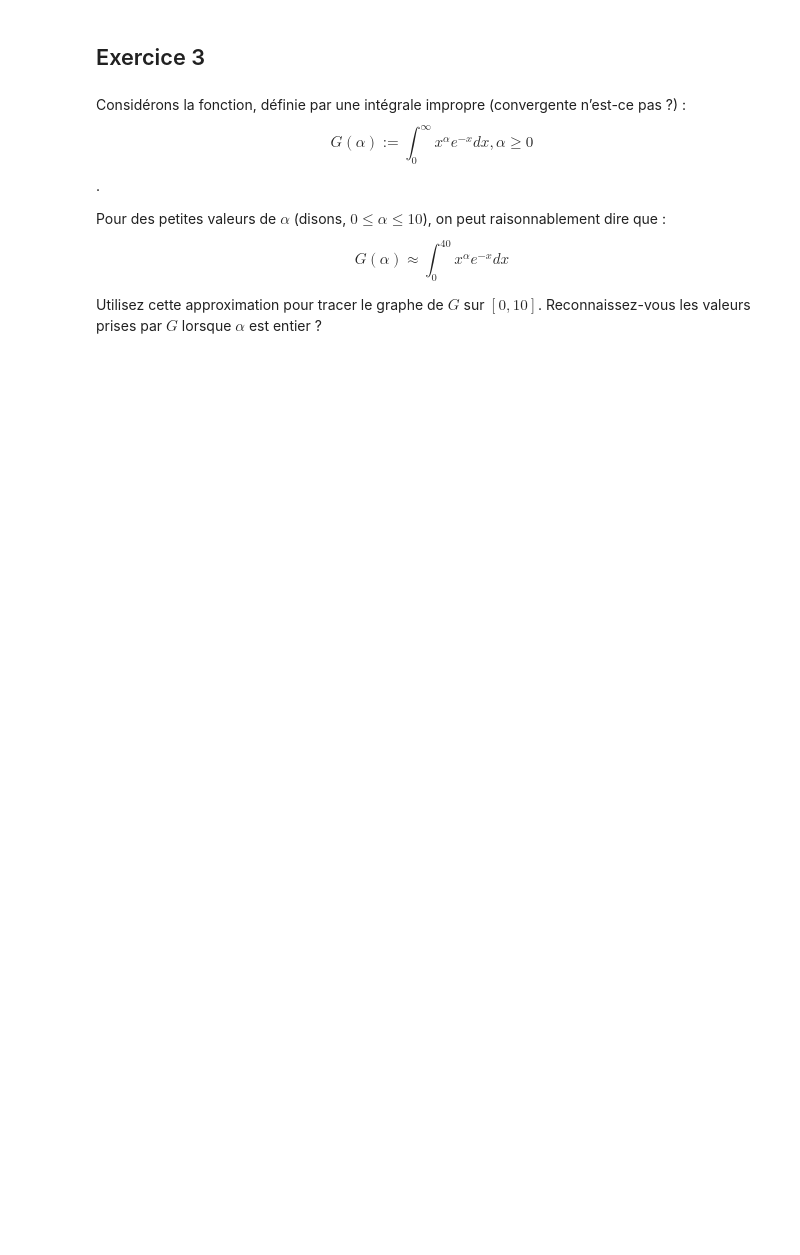
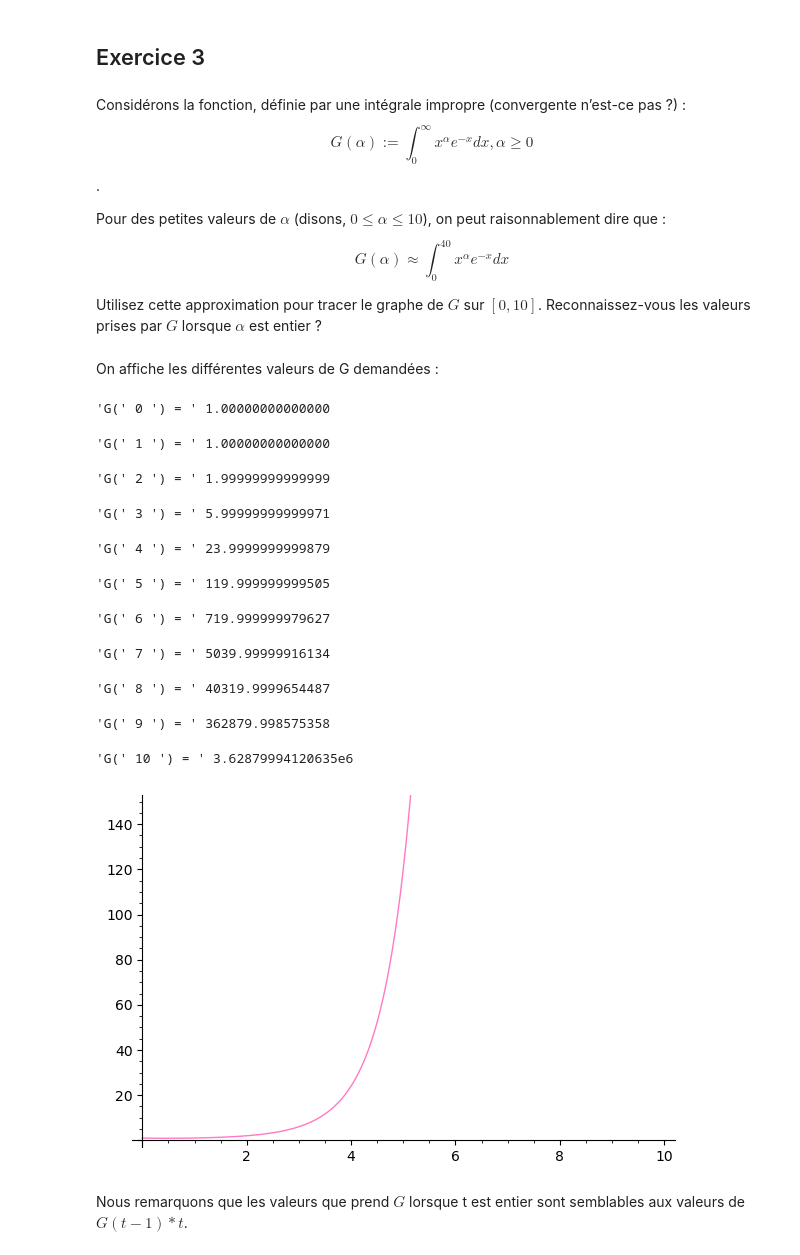
Before and after one commit to EmilieCLARY/maths-tp, a Jupyter notebook: TP 5/TP5-CLARY-CUVELIER-VAN-BOXEM-Integrales-impropres.ipynb, the cells around one changed output. Drawn from its saved outputs; the diff is of its cells as text; code cells hidden in the pictures; blank space fills up the shorter version.

```diff
--- a/TP 5/TP5-CLARY-CUVELIER-VAN-BOXEM-Integrales-impropres.ipynb
+++ b/TP 5/TP5-CLARY-CUVELIER-VAN-BOXEM-Integrales-impropres.ipynb
@@ -31,3 +198,30 @@ Considérons la fonction, définie par une intégrale impropre (convergente n’
 Pour des petites valeurs de $\alpha$ (disons, $ 0 \le \alpha \le 10 $), on peut raisonnablement dire que : $$ G(\alpha) \approx \int_0^{40} x^\alpha e^{-x} dx $$
 
 Utilisez cette approximation pour tracer le graphe de $G$ sur $ [0, 10]$. Reconnaissez-vous les valeurs prises par $G$ lorsque $\alpha$ est entier ?
+# %% [markdown]
+On affiche les différentes valeurs de G demandées :
+# %%
+reset()
+
+t = var("t")
+G = integral((x ^ t) * exp(-x), x, 0, 40)
+
+for i in range(0, 11):
+    show("G(", i, ") = ", numerical_approx(
+        integral((x ^ i) * exp(-x), x, 0, 40)))
+plot(G, xmin=0, xmax=10, ymin=0, ymax=150, color='#ff79C6')
+# %% [output]
+'G(' 0 ') = ' 1.00000000000000
+'G(' 1 ') = ' 1.00000000000000
+'G(' 2 ') = ' 1.99999999999999
+'G(' 3 ') = ' 5.99999999999971
+'G(' 4 ') = ' 23.9999999999879
+'G(' 5 ') = ' 119.999999999505
+'G(' 6 ') = ' 719.999999979627
+'G(' 7 ') = ' 5039.99999916134
+'G(' 8 ') = ' 40319.9999654487
+'G(' 9 ') = ' 362879.998575358
+'G(' 10 ') = ' 3.62879994120635e6
+[figure, added]
+# %% [markdown]
+Nous remarquons que les valeurs que prend $G$ lorsque t est entier sont semblables aux valeurs de $G(t-1) * t$.
```
Also changed, not shown: parts of 40 cells of this notebook, 1 other file.
